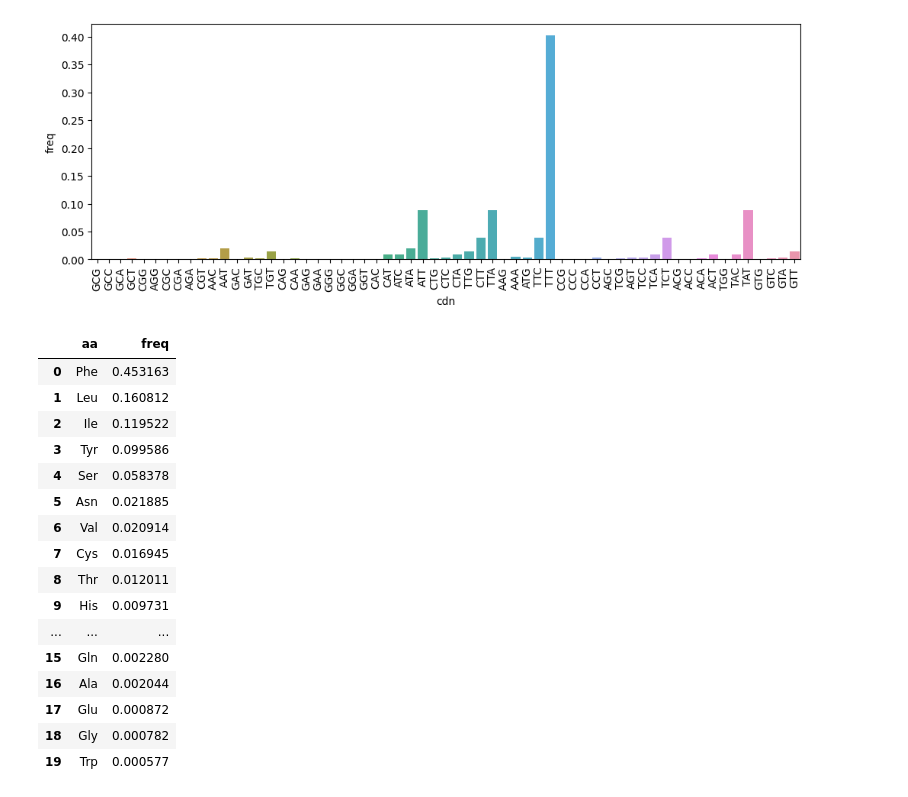
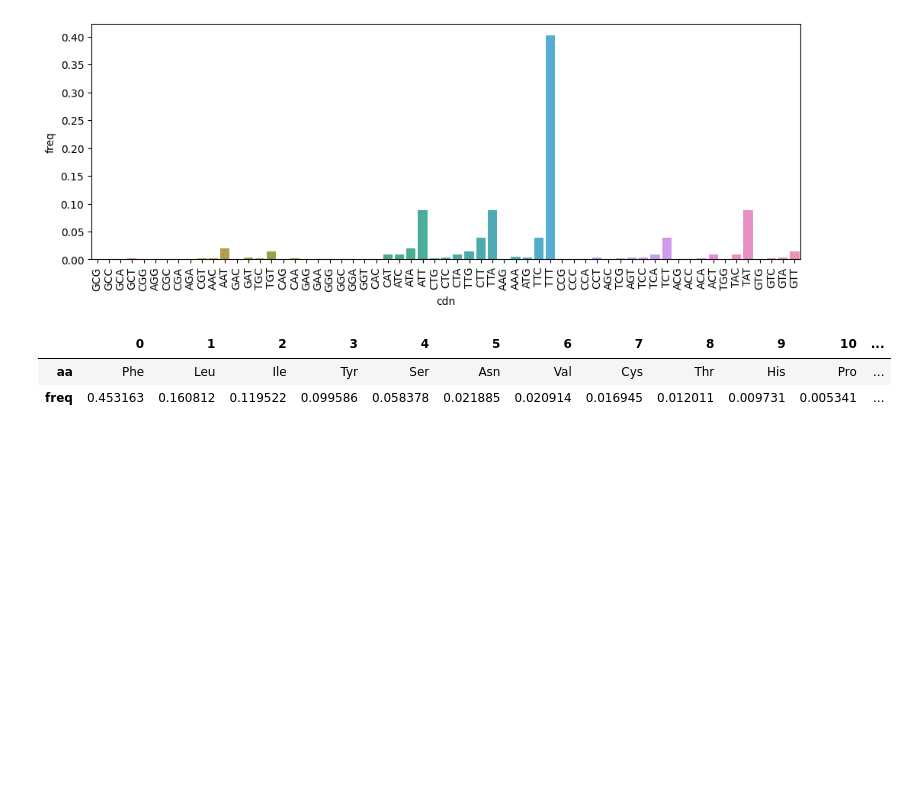
Before and after one commit to mitoclub/RNAViralMutSpec, a Jupyter notebook: sars-cov-2_aa_subst/process.ipynb, the cells around one changed output. Drawn from its saved outputs; the diff is of its cells as text; code cells hidden in the pictures; blank space fills up the shorter version.

```diff
--- a/sars-cov-2_aa_subst/process.ipynb
+++ b/sars-cov-2_aa_subst/process.ipynb
@@ -41,9 +52,19 @@ spectrum_20A
 # %%
-df_changes = collect_possible_changes()
+df_changes = collect_possible_changes(gc=1)
 clade_specific_spectrum = spectrum_20A.set_index('Mut').rate.to_dict()
 
-## Calculate codon and aa equilibrium frequencies
 df_changes['rate'] = df_changes['sbs'].map(clade_specific_spectrum)
+df_changes['aa1'] = df_changes['aa1'].map(amino_acid_codes)
+df_changes['aa2'] = df_changes['aa2'].map(amino_acid_codes)
+
+## Calculate expected AA substitutions matrix
+exp_aa_subst = df_changes[(df_changes.aa1 != '*')&(df_changes.aa2 != '*')]\
+    .groupby(['aa1', 'aa2'])['rate'].sum().reset_index()
+exp_aa_subst.to_csv('data/exp_aa_subst.csv', float_format='%g', index=False)
+exp_aa_subst_matrix = exp_aa_subst.pivot(index='aa1', columns='aa2', values='rate').fillna(0.)
+
+
+## Calculate codon and AA equilibrium frequencies
 cdn_sbs = df_changes.groupby(['cdn1', 'cdn2'])['rate'].sum()
 M = cdn_spectrum_to_matrix(cdn_sbs)
 eq_prob = get_equilibrium_probabilities(M).astype(float)
@@ -96,24 +122,10 @@ plt.xticks(rotation=90);
 # %%
 eq_freqs_aa = eq_freqs_cdn[eq_freqs_cdn.aa !='*'].groupby('aa')['freq'].sum()
 eq_freqs_aa /= eq_freqs_aa.sum()
 eq_freqs_aa = eq_freqs_aa.sort_values(ascending=False).reset_index()
 eq_freqs_aa.to_csv('./data/aa_eq_freqs.csv', index=False)
-eq_freqs_aa
+eq_freqs_aa.T
 # %% [output]
-|  | aa | freq |
-| 0 | Phe | 0.453163 |
-| 1 | Leu | 0.160812 |
-| 2 | Ile | 0.119522 |
-| 3 | Tyr | 0.099586 |
-| 4 | Ser | 0.058378 |
-| 5 | Asn | 0.021885 |
-| 6 | Val | 0.020914 |
-| 7 | Cys | 0.016945 |
-| 8 | Thr | 0.012011 |
-| 9 | His | 0.009731 |
-| ... | ... | ... |
-| 15 | Gln | 0.002280 |
-| 16 | Ala | 0.002044 |
-| 17 | Glu | 0.000872 |
-| 18 | Gly | 0.000782 |
-| 19 | Trp | 0.000577 |
+|  | 0 | 1 | 2 | 3 | 4 | 5 | 6 | 7 | 8 | 9 | 10 | ... |
+| aa | Phe | Leu | Ile | Tyr | Ser | Asn | Val | Cys | Thr | His | Pro | ... |
+| freq | 0.453163 | 0.160812 | 0.119522 | 0.099586 | 0.058378 | 0.021885 | 0.020914 | 0.016945 | 0.012011 | 0.009731 | 0.005341 | ... |
```
Also changed, not shown: parts of 26 cells of this notebook, 3 other files.
